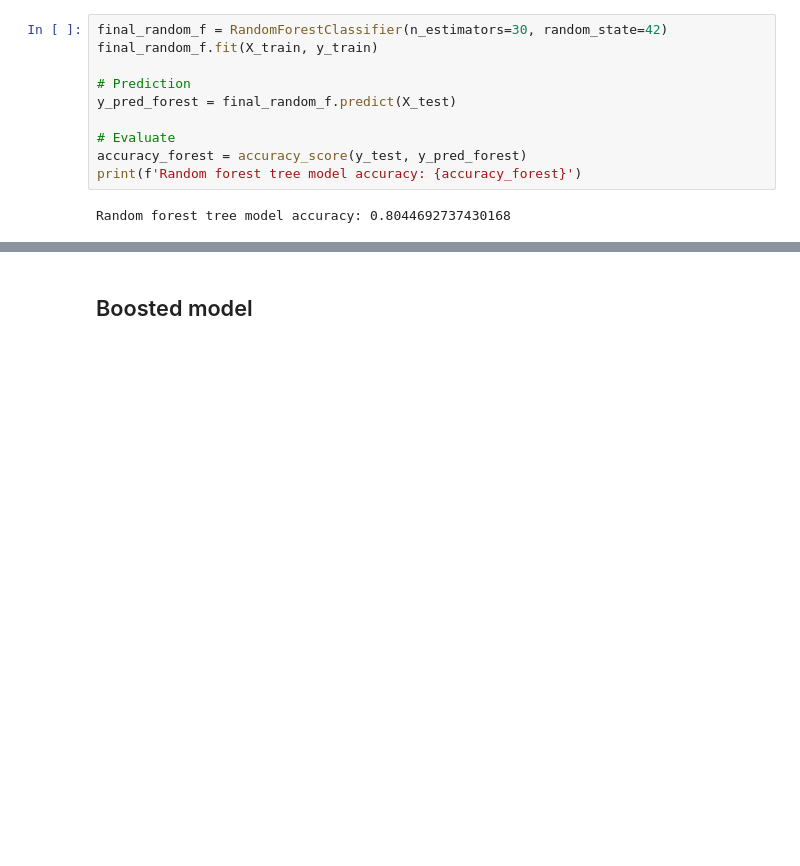
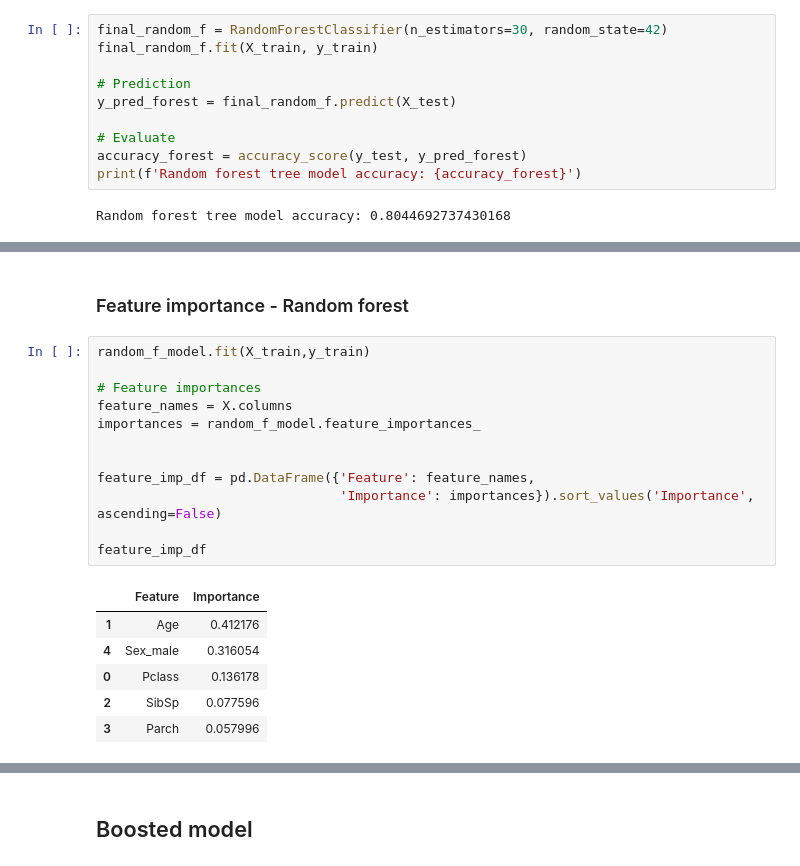
Before and after one commit to S-Humble/Bootcamp-code-examples, a Jupyter notebook: Tasks/Task 21 - Random forests/decision_tree_titanic.ipynb, the cells around one changed output, grey strips where cells are left out. Drawn from its saved outputs; the diff is of its cells as text; blank space fills up the shorter version.

```diff
--- a/Tasks/Task 21 - Random forests/decision_tree_titanic.ipynb
+++ b/Tasks/Task 21 - Random forests/decision_tree_titanic.ipynb
@@ -356,0 +366,21 @@ Random forest tree model accuracy: 0.8044692737430168
+# %% [markdown]
+### Feature importance - Random forest
+# %%
+random_f_model.fit(X_train,y_train)
+
+# Feature importances
+feature_names = X.columns
+importances = random_f_model.feature_importances_
+
+
+feature_imp_df = pd.DataFrame({'Feature': feature_names,
+                               'Importance': importances}).sort_values('Importance', ascending=False)
+
+feature_imp_df
+# %% [output]
+|  | Feature | Importance |
+| 1 | Age | 0.412176 |
+| 4 | Sex_male | 0.316054 |
+| 0 | Pclass | 0.136178 |
+| 2 | SibSp | 0.077596 |
+| 3 | Parch | 0.057996 |
```
Also changed, not shown: parts of 8 cells of this notebook.
